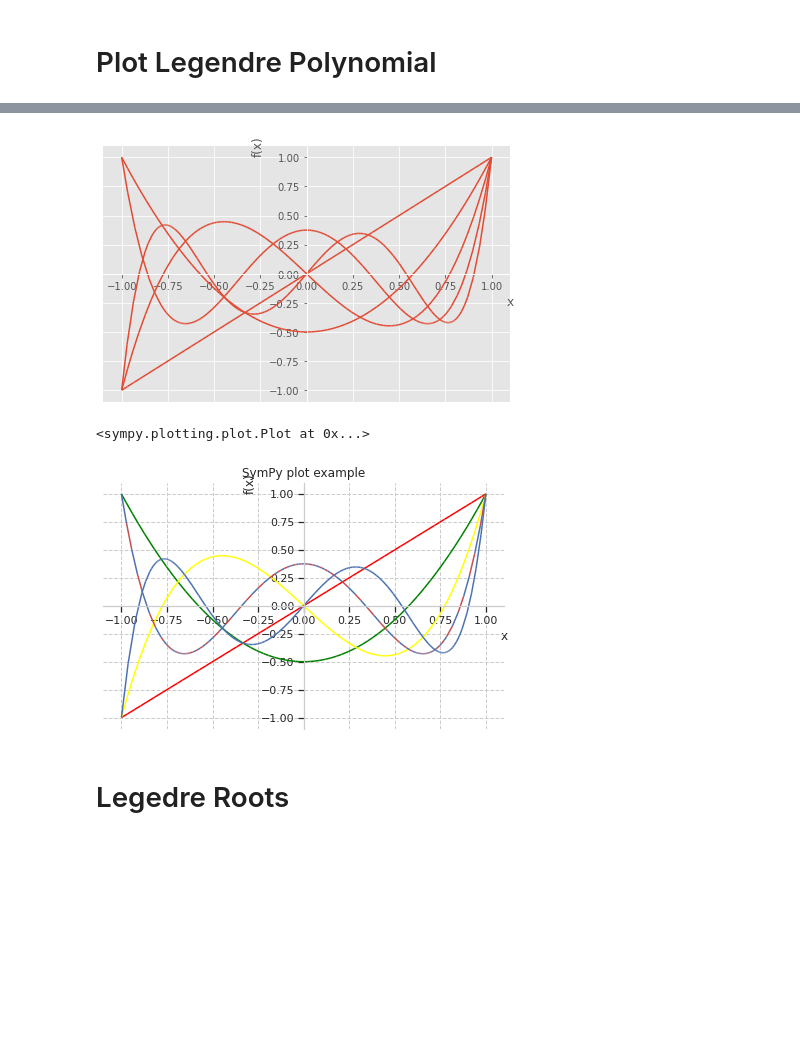
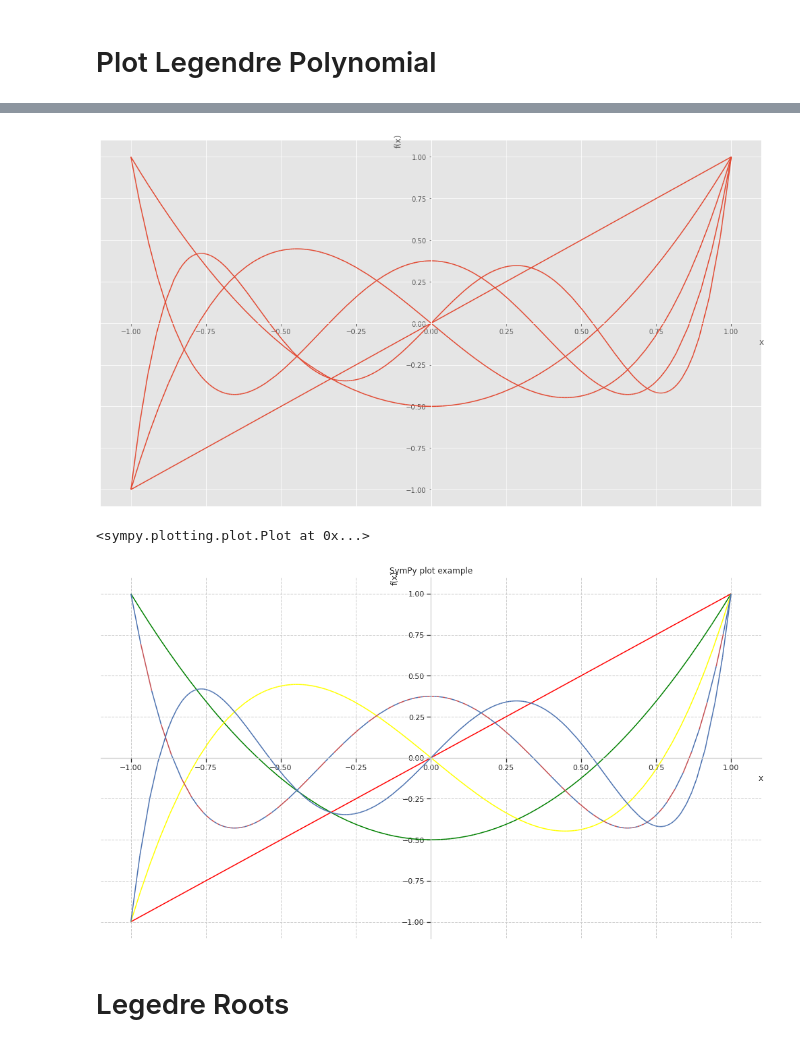
Before and after one commit to iampramodyadav/FEA, a Jupyter notebook: Gauss_Legendre_Quadrature.ipynb, the cells around one changed output, grey strips where cells are left out. Drawn from its saved outputs; the diff is of its cells as text; code cells hidden in the pictures; blank space fills up the shorter version.

```diff
--- a/Gauss_Legendre_Quadrature.ipynb
+++ b/Gauss_Legendre_Quadrature.ipynb
@@ -80,6 +80,9 @@ $\displaystyle 3.0 x$
 f=Legendre(3,x)
 # %%
 from matplotlib import style
+import matplotlib.pyplot as plt
+%matplotlib inline
+plt.rcParams['figure.figsize'] = 14, 8
 style.use('ggplot')
 plot(f,(x,-1,1),legend=True)
 # %% [output]
@@ -98,21 +101,21 @@ pl.show()
 # %%
 plot(Legendre(1,x),Legendre(2,x),Legendre(3,x),Legendre(4,x),Legendre(5,x),(x,-1,1))
 # %% [output]
-[figure, old version]
+[figure, new version]
 <sympy.plotting.plot.Plot at 0x...>
 # %%
 import seaborn as sns
 sns.set()
 sns.set_style("whitegrid", {'grid.linestyle': '--'})
-
 p=plot(Legendre(1,x),Legendre(2,x),Legendre(3,x),Legendre(4,x),Legendre(5,x),(x,-1,1),title='SymPy plot example',show=False);
 p[0].line_color = 'red'
 p[1].line_color = 'green'
 p[2].line_color = 'yellow'
 p[3].line_color = ['b','r']
+p.figsize=(14, 8)
 p.show()
 # %% [output]
-[figure, old version]
+[figure, new version]
 # %% [markdown]
 # Legedre Roots
 # %%
```
Also changed, not shown: parts of 3 cells of this notebook.
